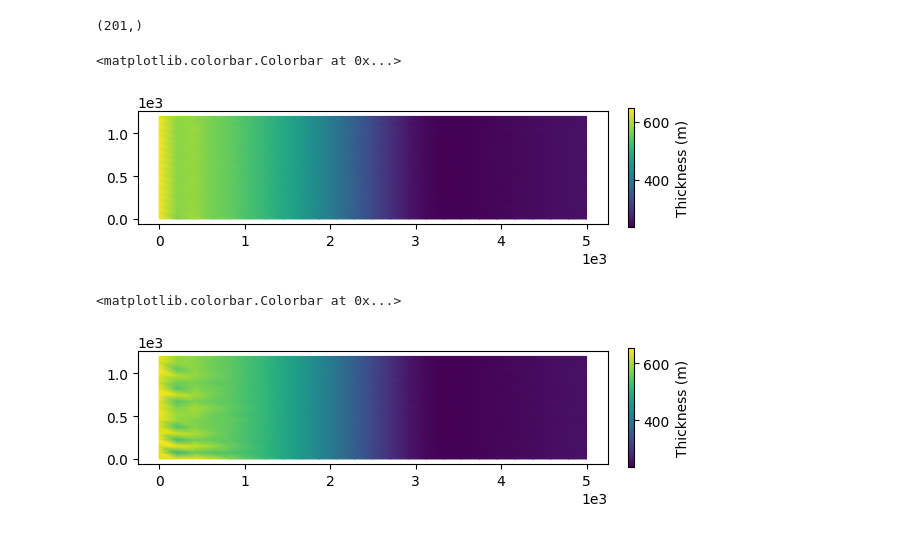
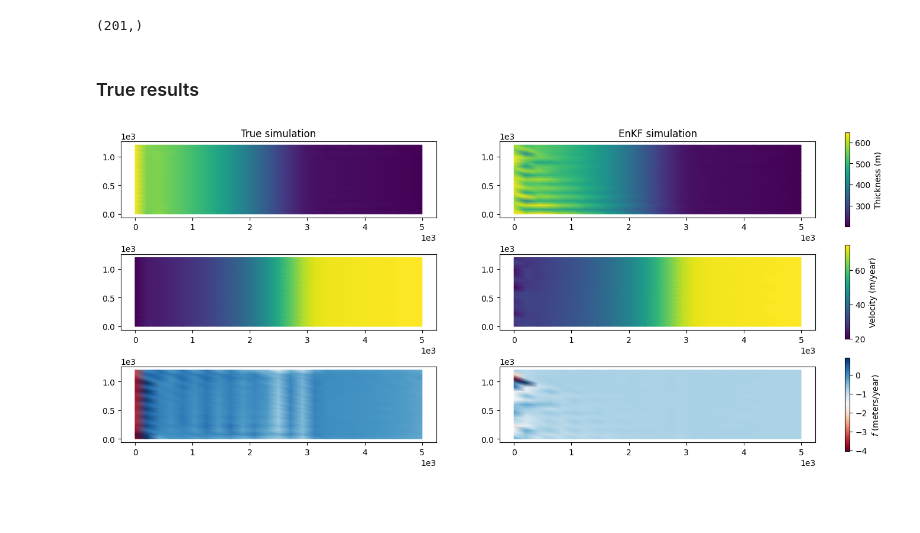
Before and after one commit to KYANJO/Data_assimilation_project, a Jupyter notebook: bin/synthetic_ice_stream_with_da.ipynb, the cells around one changed output. Saved outputs shown, nothing was run; the diff lists cells and outputs as text; code cells hidden in the pictures; blank space fills up the shorter version.

Commit message:
synthetic_ice_stream example with data assimilation

```diff
--- a/bin/synthetic_ice_stream_with_da.ipynb
+++ b/bin/synthetic_ice_stream_with_da.ipynb
@@ -461,23 +461,46 @@ for k in tqdm.trange(nt):
 
     # Save the ensemble
     statevec_ens_full[:,:,k+1] = statevec_ens
-# %%
-fig, axes = icepack.plot.subplots()
-step = 50
-hh = firedrake.Function(Q)
-hh.dat.data[:] = statevec_true[:hdim,step]
-colors = firedrake.tripcolor(hh, axes=axes)
-fig.colorbar(colors, ax=axes, fraction=0.012, pad=0.04, label="Thickness (m)")
-# %% [output]
-<matplotlib.colorbar.Colorbar at 0x...>
-[figure, removed]
-# %%
-fig, axes = icepack.plot.subplots()
-step = 50
-hh = firedrake.Function(Q)
-hh.dat.data[:] = statevec_ens_mean[:hdim,step]
-colors = firedrake.tripcolor(hh, axes=axes)
-fig.colorbar(colors, ax=axes, fraction=0.012, pad=0.04, label="Thickness (m)")
-# %% [output]
-<matplotlib.colorbar.Colorbar at 0x...>
-[figure, removed]
+# %% [markdown]
+### True results
+# %%
+from firedrake import div
+fig, axes = icepack.plot.subplots(3,2, figsize=(16,7))
+step = 150
+hhtrue = firedrake.Function(Q)
+uutrue = firedrake.Function(V)
+hhtrue.dat.data[:] = statevec_true[:hdim,step]
+colors = firedrake.tripcolor(hhtrue, axes=axes[0][0])
+fig.colorbar(colors, ax=axes[0], fraction=0.012, pad=0.04, label="Thickness (m)")
+axes[0][0].set_title("True simulation")
+
+# ploting the velocity field
+uutrue.dat.data[:,0] = statevec_true[hdim:2*hdim,step]
+uutrue.dat.data[:,1] = statevec_true[2*hdim:,step]
+colors = firedrake.tripcolor(uutrue, axes=axes[1][0])
+fig.colorbar(colors, ax=axes[1], fraction=0.012, pad=0.04, label="Velocity (m/year)")
+
+# ploting the basal shear stress
+f = firedrake.interpolate(a-div(hhtrue*uutrue), Q)
+colors = firedrake.tripcolor(f, axes=axes[2][0], cmap="RdBu")
+fig.colorbar(colors, ax=axes[2], fraction=0.012, pad=0.04, label=r"$f$ (meters/year)")
+
+axes[0][1].set_title("EnKF simulation")
+hhenkf = firedrake.Function(Q)
+uuenkf = firedrake.Function(V)
+hhenkf.dat.data[:] = statevec_ens_mean[:hdim,step]
+colors = firedrake.tripcolor(hhenkf, axes=axes[0][1])
+# fig.colorbar(colors, ax=axes[0], fraction=0.012, pad=0.04, label="Thickness (m)")
+
+
+# ploting the velocity field
+uuenkf.dat.data[:,0] = statevec_ens_mean[hdim:2*hdim,step]
+uuenkf.dat.data[:,1] = statevec_ens_mean[2*hdim:,step]
+colors = firedrake.tripcolor(uuenkf, axes=axes[1][1])
+
+
+# ploting the basal shear stress
+f = firedrake.interpolate(a-div(hhenkf*uuenkf), Q)
+colors = firedrake.tripcolor(f, axes=axes[2][1], cmap="RdBu")
+# %% [output]
+[figure, added]
```
Also changed, not shown: parts of 4 cells of this notebook.
